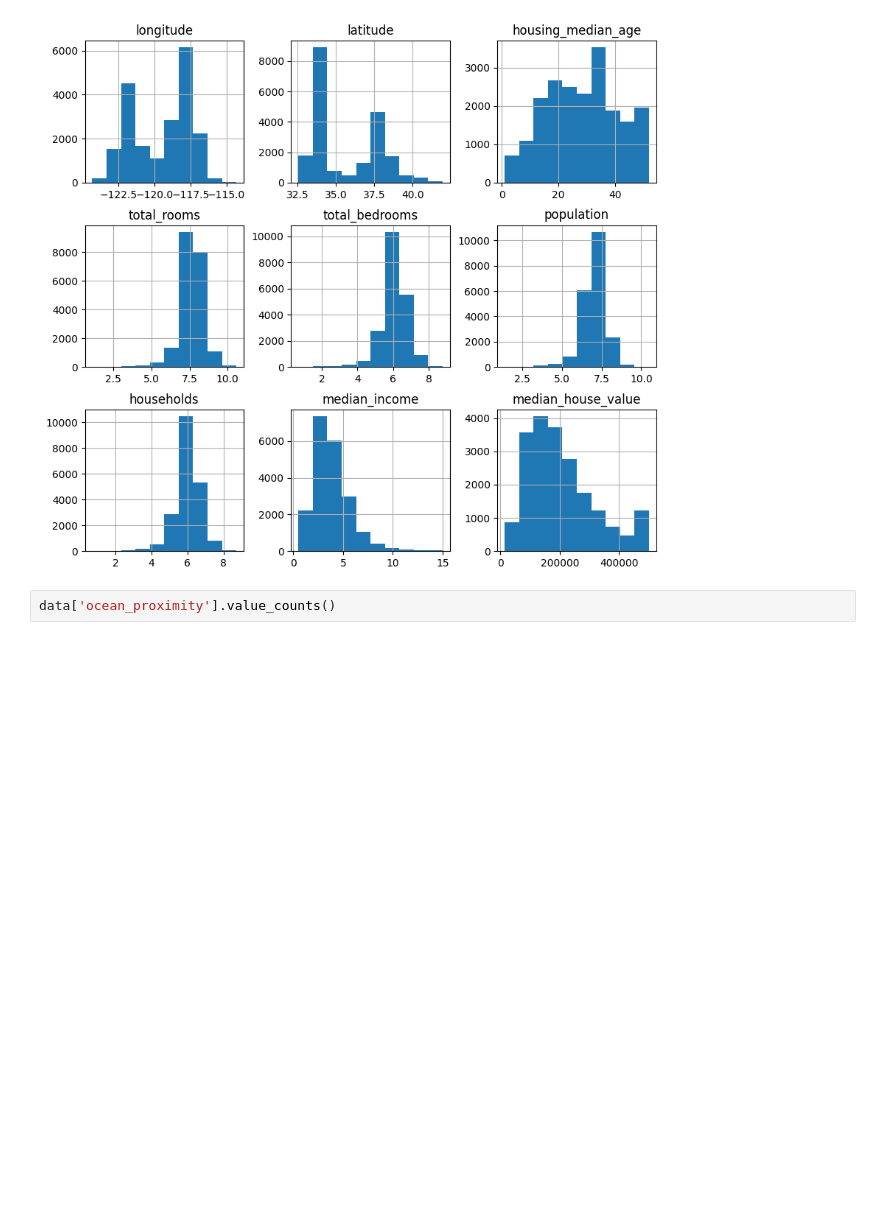
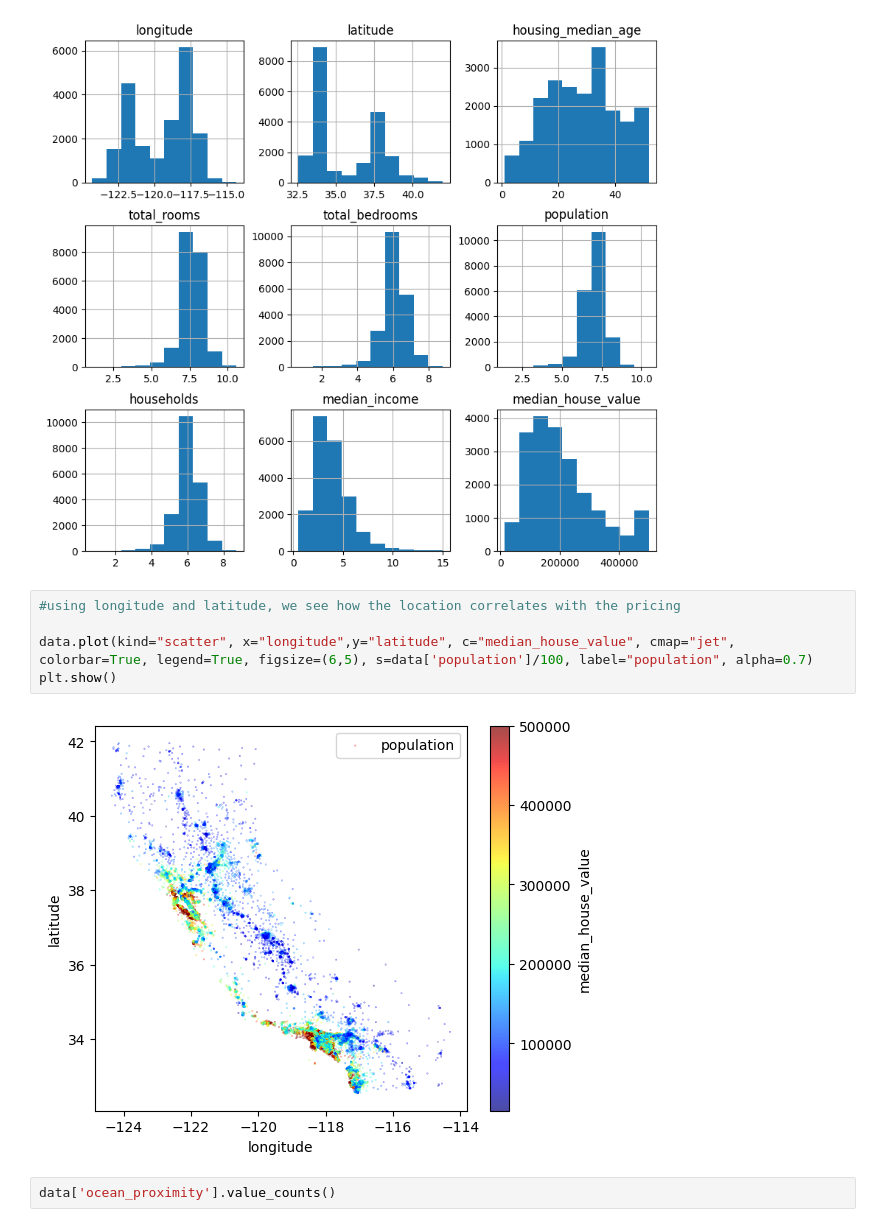
Before and after one commit to Joberri/House_Price_Prediction, a Jupyter notebook: HOUSE_PRICE_PREDICTION_IPYNB.ipynb, the cells around one changed output. Cells and saved outputs as stored; diff of their text form; blank space fills up the shorter version.

```diff
--- a/HOUSE_PRICE_PREDICTION_IPYNB.ipynb
+++ b/HOUSE_PRICE_PREDICTION_IPYNB.ipynb
@@ -100,6 +123,13 @@ data.hist(figsize = (10, 9))
 plt.show()
 # %% [output]
 [figure]
+# %%
+#using longitude and latitude, we see how the location correlates with the pricing
+
+data.plot(kind="scatter", x="longitude",y="latitude", c="median_house_value", cmap="jet", colorbar=True, legend=True, figsize=(6,5), s=data['population']/100, label="population", alpha=0.7)
+plt.show()
+# %% [output]
+[figure, added]
 # %%
 data['ocean_proximity'].value_counts()
 # %% [output]
```
Also changed, not shown: parts of 6 cells of this notebook.
